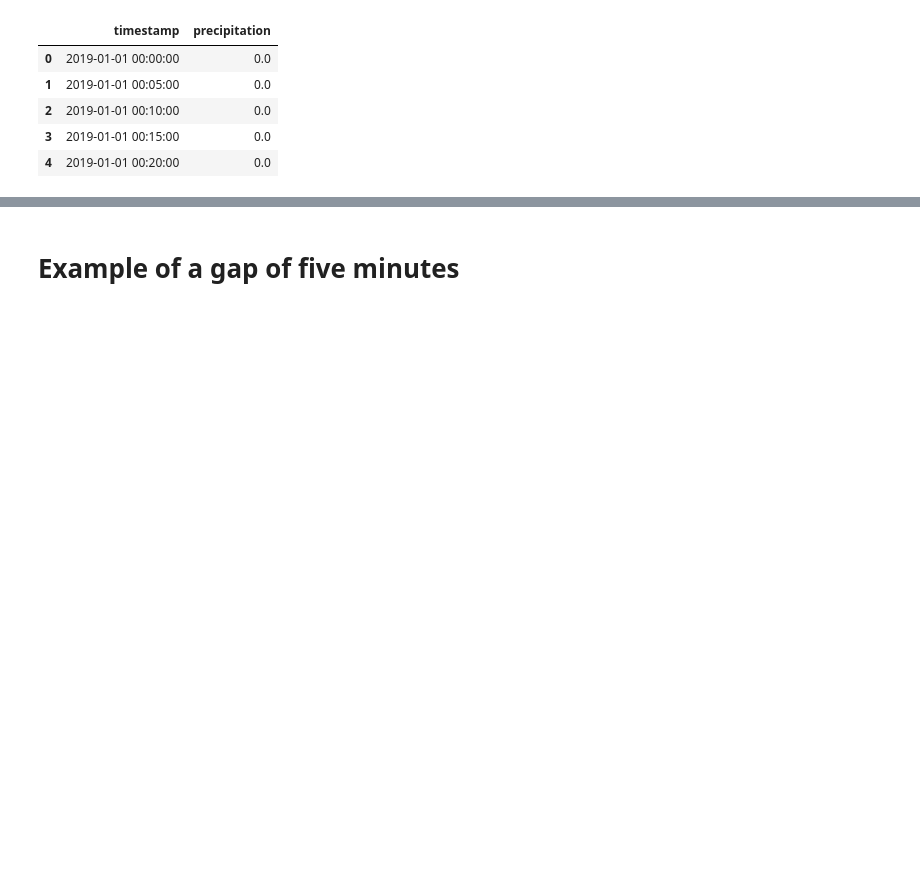
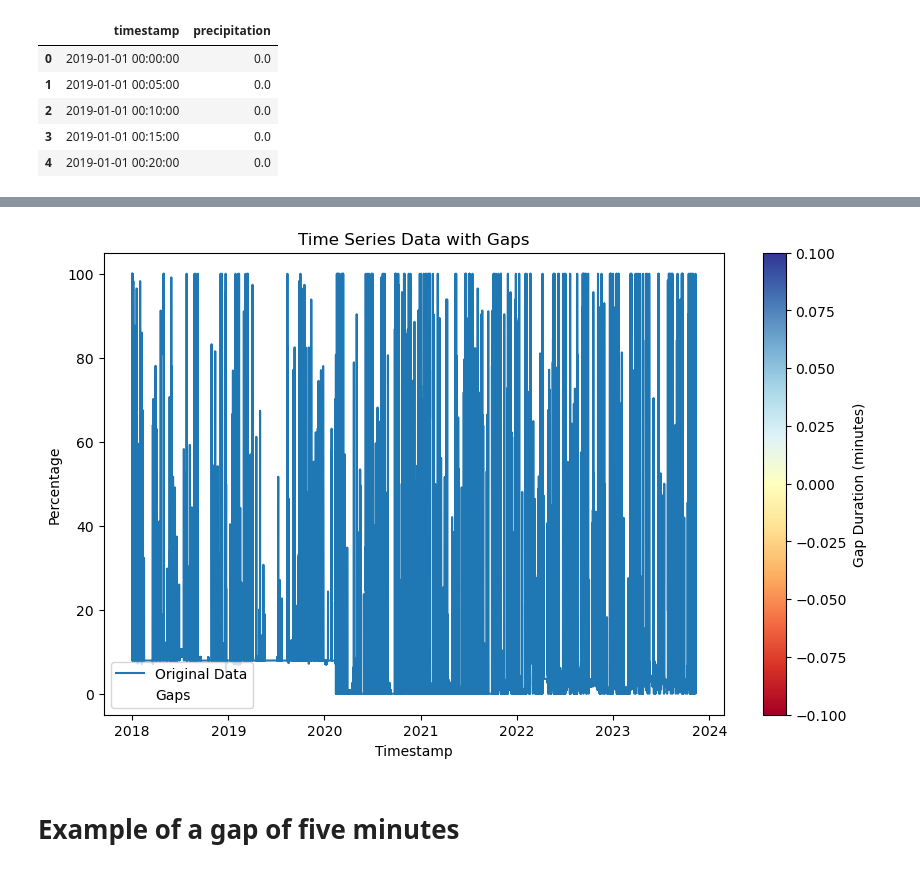
Before and after one commit to TeaDrinkingProgrammer/brabant-water-capstone, a Jupyter notebook: missing_data.ipynb, the cells around one changed output, grey strips where cells are left out. Drawn from its saved outputs; the diff is of its cells as text; code cells hidden in the pictures; blank space fills up the shorter version.

```diff
--- a/missing_data.ipynb
+++ b/missing_data.ipynb
@@ -125,0 +139,17 @@ Row 516539: 2023-12-10 21:50:00 - 2023-12-11 00:00:00
+# %%
+df_rucphen_11 = pd.read_parquet("data/bergingspercentage_rucphen_parquet/RUC0011_WTH_RIO.Bergingspercentage.parquet")
+
+# Data cleaning/preperation
+df_rucphen_11['timestamp'] = pd.to_datetime(df_rucphen_11['Date'] + ' ' + df_rucphen_11['Time'], format="%d-%m-%Y %H:%M:%S")
+df_rucphen_11.drop(columns= 'Date', inplace= True)
+
+# Rename columns
+df_rucphen_11 = df_rucphen_11.rename(columns={'Value [m³/h]': 'percentage'})
+# Define the desired order of columns
+desired_order = ['timestamp', 'percentage']
+
+# Reorder columns using reorder_levels
+df_rucphen_11 = df_rucphen_11[desired_order]
+
+check_empty_rows(df_rucphen_11,'percentage', 'percentage_rucphen_11')
+# %% [output]
@@ -126,3 +158,4 @@ Row 516539: 2023-12-10 21:50:00 - 2023-12-11 00:00:00
+[figure, added]
 # %% [markdown]
 # Example of a gap of five minutes
 # %%
```
Also changed, not shown: parts of 3 cells of this notebook, 2 other files.
